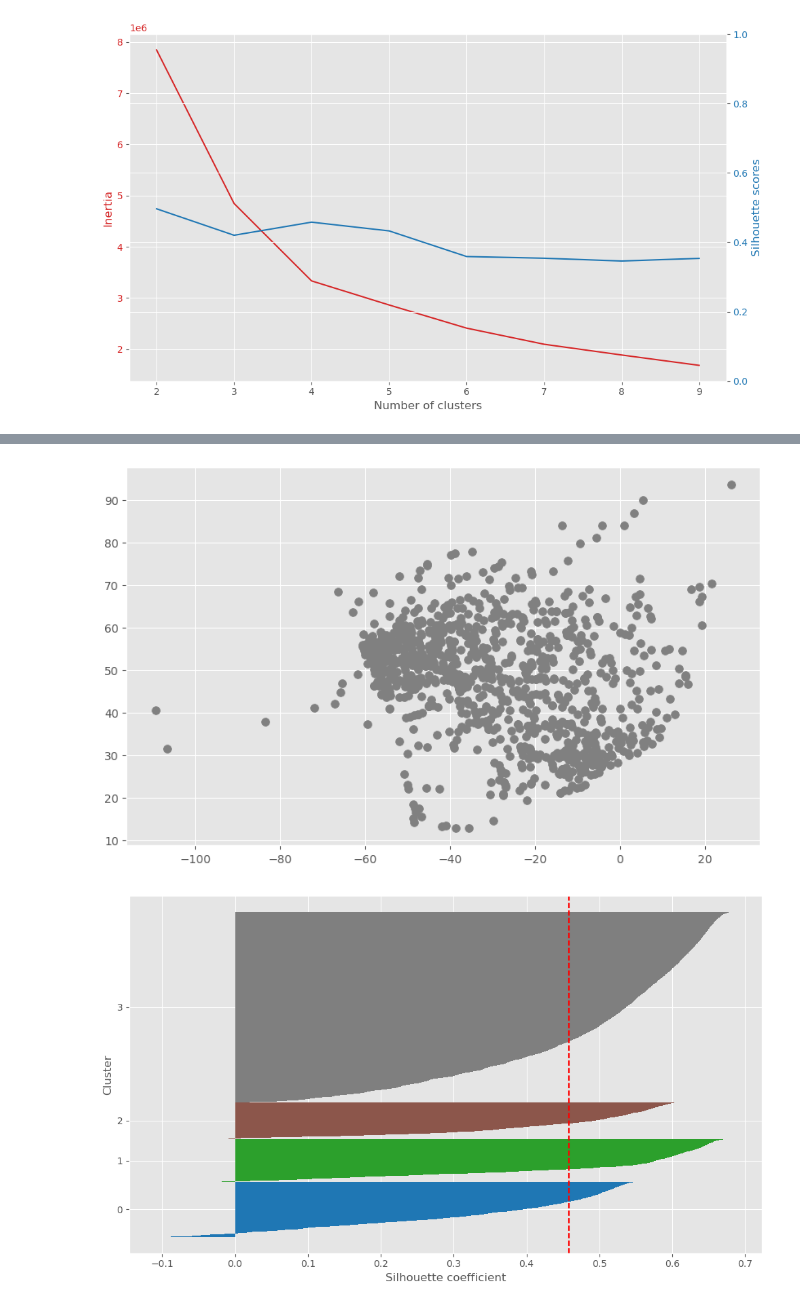
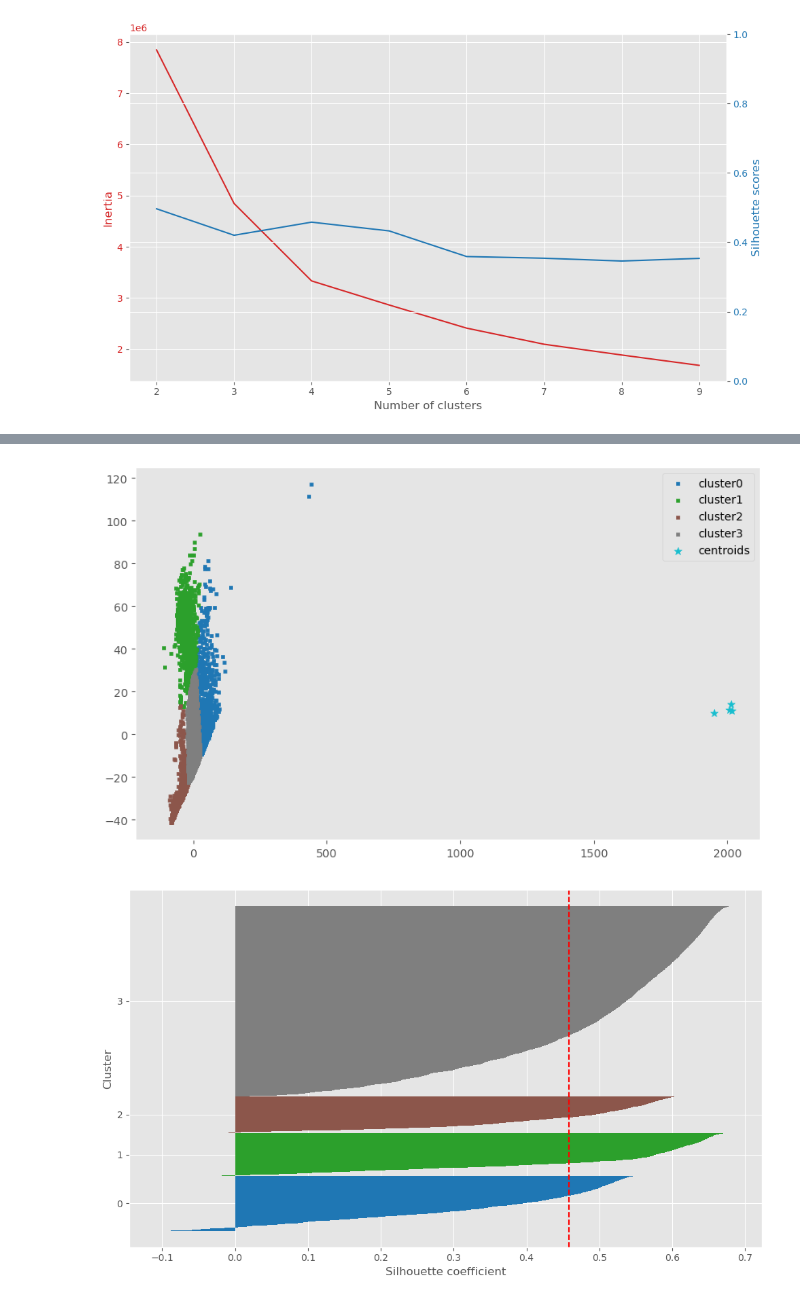
Before and after one commit to ale-rei/reitano-amazon-prime-and-tv-shows, a Jupyter notebook: alessioreitano.ipynb, the cells around one changed output, grey strips where cells are left out. Saved outputs shown, nothing was run; the diff lists cells and outputs as text; code cells hidden in the pictures.

```diff
--- a/alessioreitano.ipynb
+++ b/alessioreitano.ipynb
@@ -563,8 +608,7 @@ plt.show()
-# %%
-plt.scatter(X[y_km==3, 0], X[y_km==3,1], s=50, c = 'grey', label='Custer 4')
-plt.show()
-# %% [output]
-[figure, removed]
+# %%
+plot_clusters(X, y_km, dim = (0,1), points = km.cluster_centers_)
+# %% [output]
+[figure, added]
 # %%
 silhouette_vals = silhouette_samples (df3,y_km, metric = 'euclidean')
 plot_silhouette(silhouette_vals,y_km)
```
Also changed, not shown: parts of 26 cells of this notebook.
